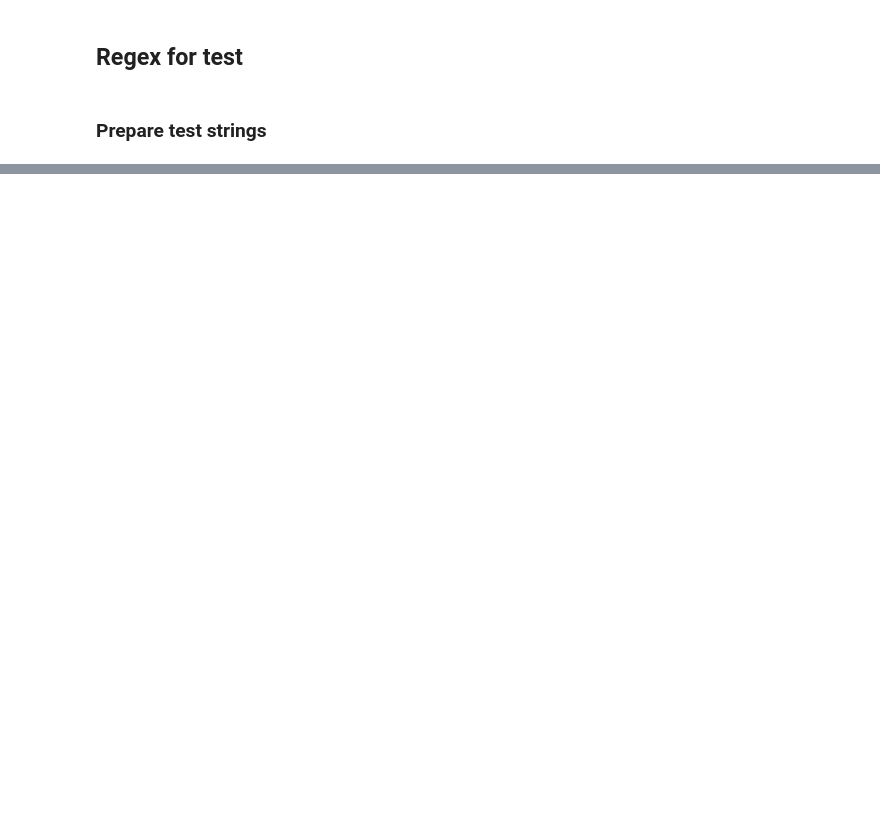
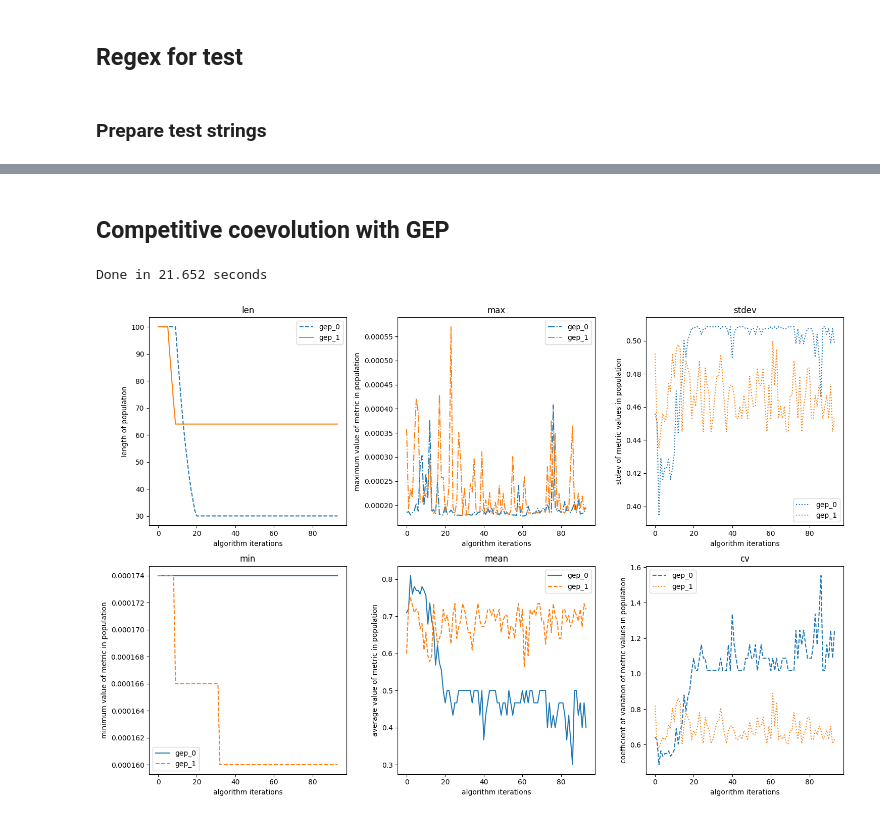
Before and after one commit to suboty/ret, a Jupyter notebook: research/Coevolutionary Demo.ipynb, the cells around one changed output, grey strips where cells are left out. Cells and saved outputs as stored; diff of their text form; code cells hidden in the pictures; blank space fills up the shorter version.

```diff
--- a/research/Coevolutionary Demo.ipynb
+++ b/research/Coevolutionary Demo.ipynb
@@ -110,0 +112,2 @@ visualize_algorithms_quality(
+# %% [markdown]
+## Competitive coevolution with GEP
@@ -110,0 +128,47 @@ visualize_algorithms_quality(
+# %%
+params_cases = [
+    {'population_length': 100, 'genes_n': 5, 'head_n': 5, 'n_elites': 15},
+    {'population_length': 100, 'genes_n': 3, 'head_n': 3, 'n_elites': 15},
+]
+
+terminals = get_terminals(
+    add_digits=False,
+    add_lower_latin_letters=False,
+    add_custom_symbols=True,
+    custom_symbols=['a', 'b', 'any', 'range', 'escape']
+)
+
+for i, case in enumerate(params_cases):
+    de_object = GEPAlgorithm(
+        X=X,
+        Y=Y,
+        n_iter=1,
+        terminals=terminals,
+        params=params,
+    )
+
+    cm.add_algorithm(
+        name=f'gep_{i}',
+        init_params=case,
+        init_algorithm=de_object.init_algorithm,
+        init_population=de_object.init_population,
+        get_fitness_population=de_object.get_fitness_population,
+        select_population=de_object.select_population,
+        recombine_population=de_object.recombine_population,
+        mutate_population=de_object.mutate_population,
+    )
+# %%
+cm.run_coevolution()
+# %% [output]
+Done in 21.652 seconds
+# %%
+import matplotlib.pyplot as plt
+from coevolutionary.utils.visualization import visualize
+
+plt.rcParams["figure.figsize"] = (15, 10)
+visualize(
+    algorithm_history=cm.algorithm_history,
+    algorithm_names=cm.get_algorithm_names()
+)
+# %% [output]
+[figure, added]
```
Also changed, not shown: parts of 9 cells of this notebook.
